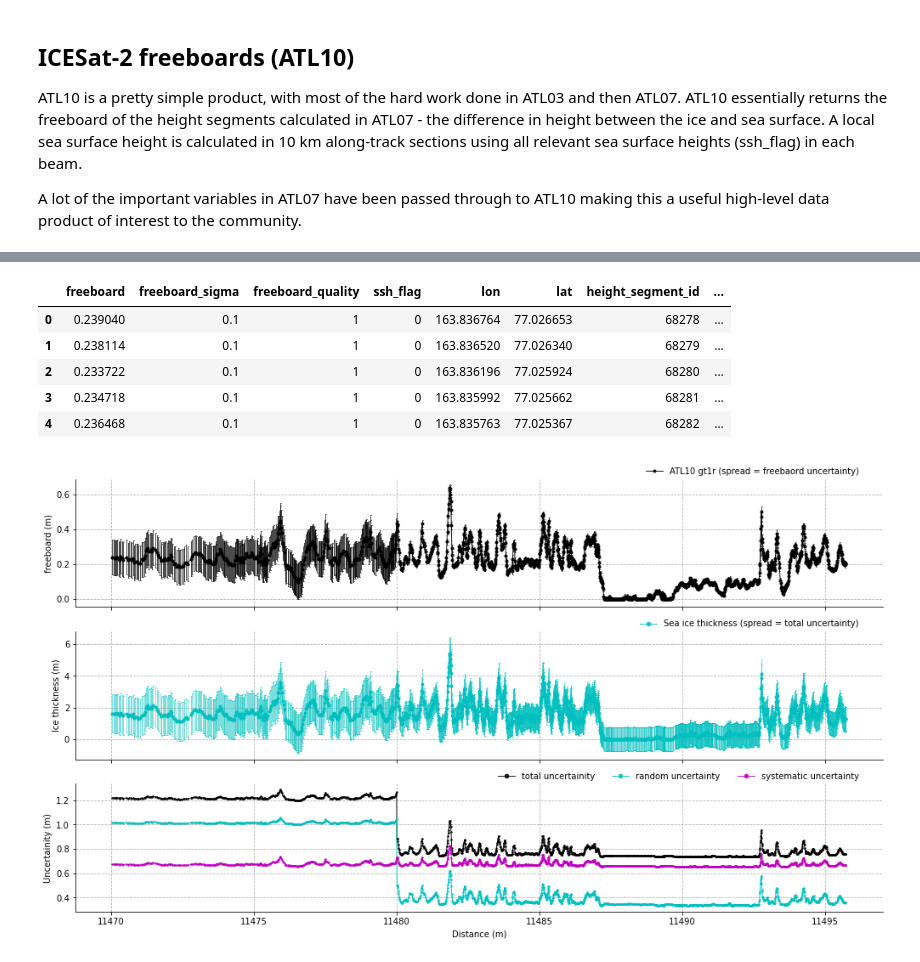
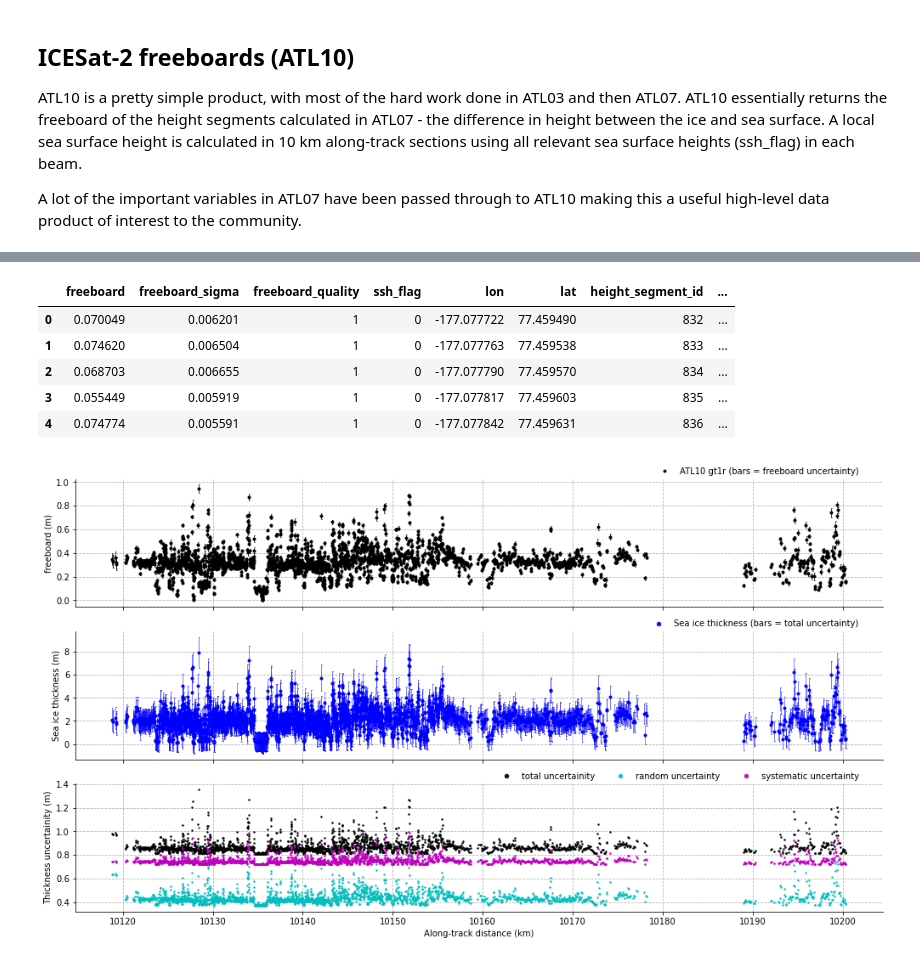
Before and after one commit to akpetty/thickness_uncertainity, a Jupyter notebook: thickness_uncertainity_demo.ipynb, the cells around one changed output, grey strips where cells are left out. Cells and saved outputs as stored; diff of their text form; code cells hidden in the pictures.

```diff
--- a/thickness_uncertainity_demo.ipynb
+++ b/thickness_uncertainity_demo.ipynb
@@ -43,6 +43,6 @@ ATL10 is a pretty simple product, with most of the hard work done in ATL03 and t
 A lot of the important variables in ATL07 have been passed through to ATL10 making this a useful high-level data product of interest to the community.
 # %%
 data_loc='./'
-fname='ATL10-01_20190301101224_09620201_003_03.h5'
+fname='ATL10-01_20191014090019_02670501_003_03.h5'
 fileT= data_loc+fname
 # %% [markdown]
@@ -54,6 +53,6 @@ fileT= data_loc+fname
 # %%
 beamStr='gt1r'
 epsg_string='3411'
-dF10 = ut.get_atl10_freeboards(fileT, beam=beamStr, epsg_string=epsg_string)
+dF10 = ut.get_atl10_freeboards(fileT, beamStr, epsg_string=epsg_string)
 dF10.head()
 # %% [output]
@@ -99,7 +99,7 @@ ax.set_extent([-180, 180, 90, 60], ccrs.PlateCarree())
 # %%
 # First grab and apply the relevant NESOSIM snow depth and density
 
-nesosim_path = './NESOSIMv11_01092018-30042019.nc'
+nesosim_path = './NESOSIMv11_01092019-30042020.nc'
 # Get NESOSIM data for the given day
 nesosim_day=ut.get_nesosim(date_str, nesosim_path)
 
@@ -164,22 +185,24 @@ dF10 = ut.calc_thickness_uncertainty(dF10, 'snow_depth_N', 'snow_density_N', 'ic
 dF10.head()
 # %% [output]
 |  | freeboard | freeboard_sigma | freeboard_quality | ssh_flag | lon | lat | height_segment_id | ... |
-| 0 | 0.239040 | 0.1 | 1 | 0 | 163.836764 | 77.026653 | 68278 | ... |
-| 1 | 0.238114 | 0.1 | 1 | 0 | 163.836520 | 77.026340 | 68279 | ... |
-| 2 | 0.233722 | 0.1 | 1 | 0 | 163.836196 | 77.025924 | 68280 | ... |
-| 3 | 0.234718 | 0.1 | 1 | 0 | 163.835992 | 77.025662 | 68281 | ... |
-| 4 | 0.236468 | 0.1 | 1 | 0 | 163.835763 | 77.025367 | 68282 | ... |
+| 0 | 0.070049 | 0.006201 | 1 | 0 | -177.077722 | 77.459490 | 832 | ... |
+| 1 | 0.074620 | 0.006504 | 1 | 0 | -177.077763 | 77.459538 | 833 | ... |
+| 2 | 0.068703 | 0.006655 | 1 | 0 | -177.077790 | 77.459570 | 834 | ... |
+| 3 | 0.055449 | 0.005919 | 1 | 0 | -177.077817 | 77.459603 | 835 | ... |
+| 4 | 0.074774 | 0.005591 | 1 | 0 | -177.077842 | 77.459631 | 836 | ... |
 # %%
-# cut to middle part of the granule
-minlat=76.8
-maxlat=80
+# Zoom in on the cloud-free region in the central Arctic
+minlat=87.5
+maxlat=90
 dF10=dF10[(dF10.lat>minlat)&(dF10.lat<maxlat)]
 # %%
+# Plot the time-series of freeboard (bars show freeboard uncertainity), thickness and the thickness uncertainity (contributions from random and systematic uncertainty)
+
 fig, axs = plt.subplots(nrows=3, ncols=1, figsize=(14, 8))
 
 plt.sca(axs.flatten()[0])
 ax1=plt.gca()
-ax1.plot(dF10['seg_x'].values, dF10['freeboard'].values, '.-', color='k', alpha=0.9, label='ATL10 '+beamStr+' (spread = freeboard uncertainty)', markersize=2, linewidth=1)
+ax1.plot(dF10['seg_x'].values, dF10['freeboard'].values, '.', color='k', alpha=0.9, label='ATL10 '+beamStr+' (bars = freeboard uncertainty)', markersize=2, linewidth=1)
 ax1.errorbar(dF10['seg_x'].values, dF10['freeboard'].values, yerr=dF10['freeboard_sigma'].values, fmt='', linestyle='', marker='.', color='k', lw=0.7, capsize=0.5)
 
 # add panel indicating ice type
@@ -190,40 +213,40 @@ ax1.set_xticklabels([])
 plt.sca(axs.flatten()[1])
 ax2=plt.gca()
 
-ax2.plot(dF10['seg_x'].values, dF10['ice_thickness_N'].values, '.-', color='r', alpha=0.9,label=r'Sea ice thickness (spread = total uncertainty)', markersize=3, linewidth=1)
-ax2.errorbar(dF10['seg_x'].values, dF10['ice_thickness_N'].values, yerr=dF10['ice_thickness_N_unc'].values, fmt='', linestyle='', marker='.', color='r', lw=0.5, capsize=0.5,)
+ax2.plot(dF10['seg_x'].values, dF10['ice_thickness_N'].values, '.', color='b', alpha=0.9,label=r'Sea ice thickness (bars = total uncertainty)', markersize=3, linewidth=1)
+ax2.errorbar(dF10['seg_x'].values, dF10['ice_thickness_N'].values, yerr=dF10['ice_thickness_N_unc'].values, fmt='', linestyle='', marker='.', color='b', lw=0.5, capsize=0.5,)
 #ax1.errorbar(dist, IS2data['ice_thickness_N'].values, yerr=IS2data['freeboard_sigma'].values, fmt='', linestyle='', marker='.', color='k', lw=0.5, capsize=0.5,)
 
-ax2.set_ylabel('Ice thickness (m)')
+ax2.set_ylabel('Sea ice thickness (m)')
 ax2.set_xticklabels([])
 
 
 plt.sca(axs.flatten()[2])
 ax3=plt.gca()
-ax3.plot(dF10['seg_x'].values, dF10['ice_thickness_N_unc'].values, '.-', alpha=0.9, label='total uncertainity', color='k', markersize=3, linewidth=1)
-ax3.plot(dF10['seg_x'].values, dF10['ice_thickness_N_uncrandom'].values, '.-', alpha=0.9, label='random uncertainty', color='c', markersize=3, linewidth=1)
-ax3.plot(dF10['seg_x'].values, dF10['ice_thickness_N_uncsys'].values, '.-', alpha=0.9, label='systematic uncertainty', color='m', markersize=3, linewidth=1)
+ax3.plot(dF10['seg_x'].values, dF10['ice_thickness_N_unc'].values, '.', alpha=0.9, label='total uncertainity', color='k', markersize=3, linewidth=1)
+ax3.plot(dF10['seg_x'].values, dF10['ice_thickness_N_uncrandom'].values, '.', alpha=0.9, label='random uncertainty', color='c', markersize=3, linewidth=1)
+ax3.plot(dF10['seg_x'].values, dF10['ice_thickness_N_uncsys'].values, '.', alpha=0.9, label='systematic uncertainty', color='m', markersize=3, linewidth=1)
 
-ax3.set_ylabel('Uncertainity (m)')
-ax3.set_xlabel('Distance (m)')
+ax3.set_ylabel('Thickness uncertainity (m)')
+ax3.set_xlabel('Along-track distance (km)')
 
 ax1.legend(loc=1, ncol=1, markerscale=3, bbox_to_anchor=[0.98, 1.15], labelspacing=0.45, frameon=False)
 ax2.legend(loc=1, ncol=6, markerscale=3, bbox_to_anchor=[0.98, 1.15], labelspacing=0.45, frameon=False)
 ax3.legend(loc=1, ncol=6, markerscale=3, bbox_to_anchor=[0.98, 1.15], labelspacing=0.45, frameon=False)
 
 # Common subplot additions
 for ax in axs.flatten():
     plt.sca(ax)
     ax.spines['right'].set_visible(False)
     ax.spines['top'].set_visible(False)
     ax.xaxis.set_ticks_position('bottom')
     #ax.set_xlim([0, 1000])
     ax.yaxis.set_ticks_position('left')
     ax.grid(axis='both', linestyle='--')
 
 #ax1.annotate(titleStr, xy=(0.01, 1.01), xycoords='axes fraction', horizontalalignment='left', verticalalignment='bottom')
 plt.tight_layout()
 #subplots_adjust(left = 0.07, right = 0.98, bottom=0.07, top = 0.96, hspace=0.18)
 plt.show()
 # %% [output]
-[figure, old version]
+[figure, new version]
```
Also changed, not shown: parts of 14 cells of this notebook, 7 other files.
